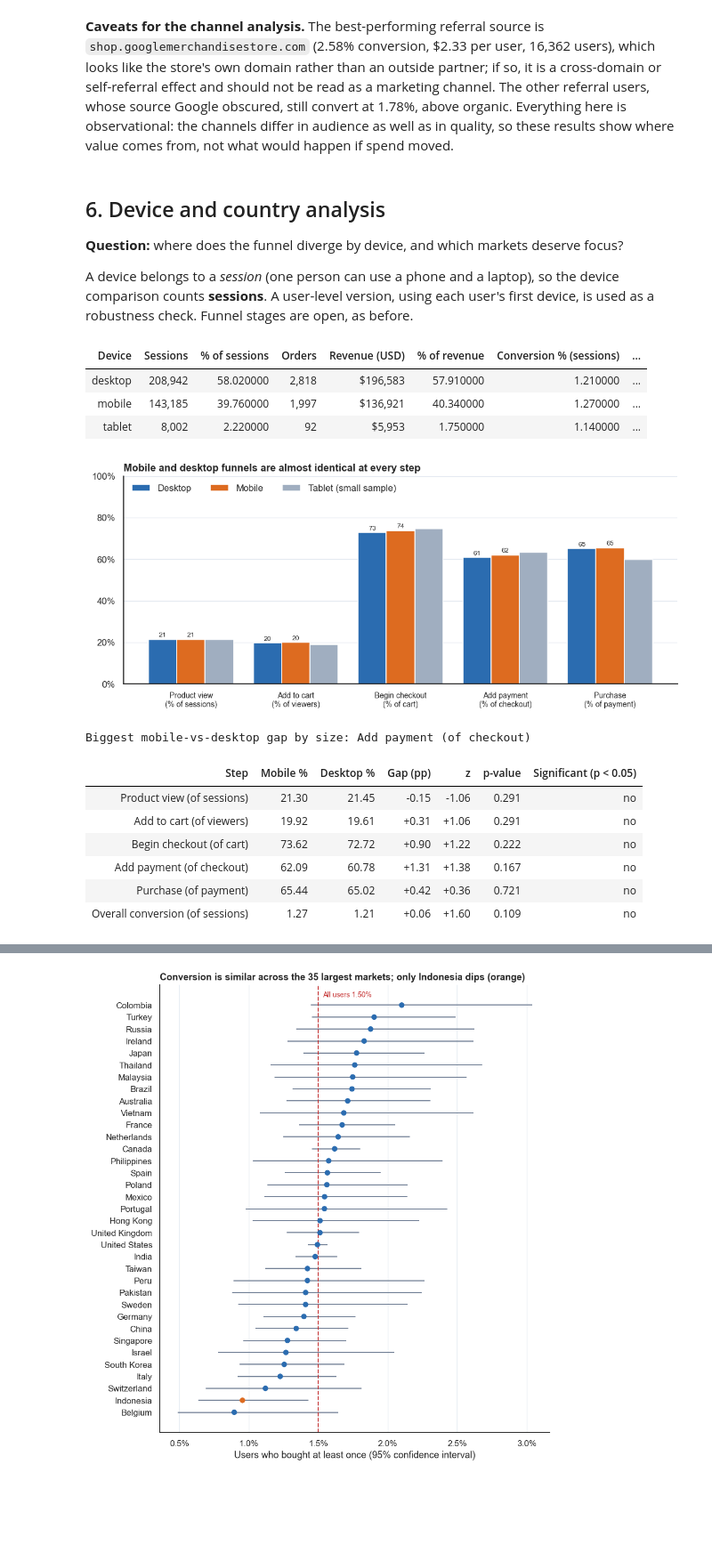
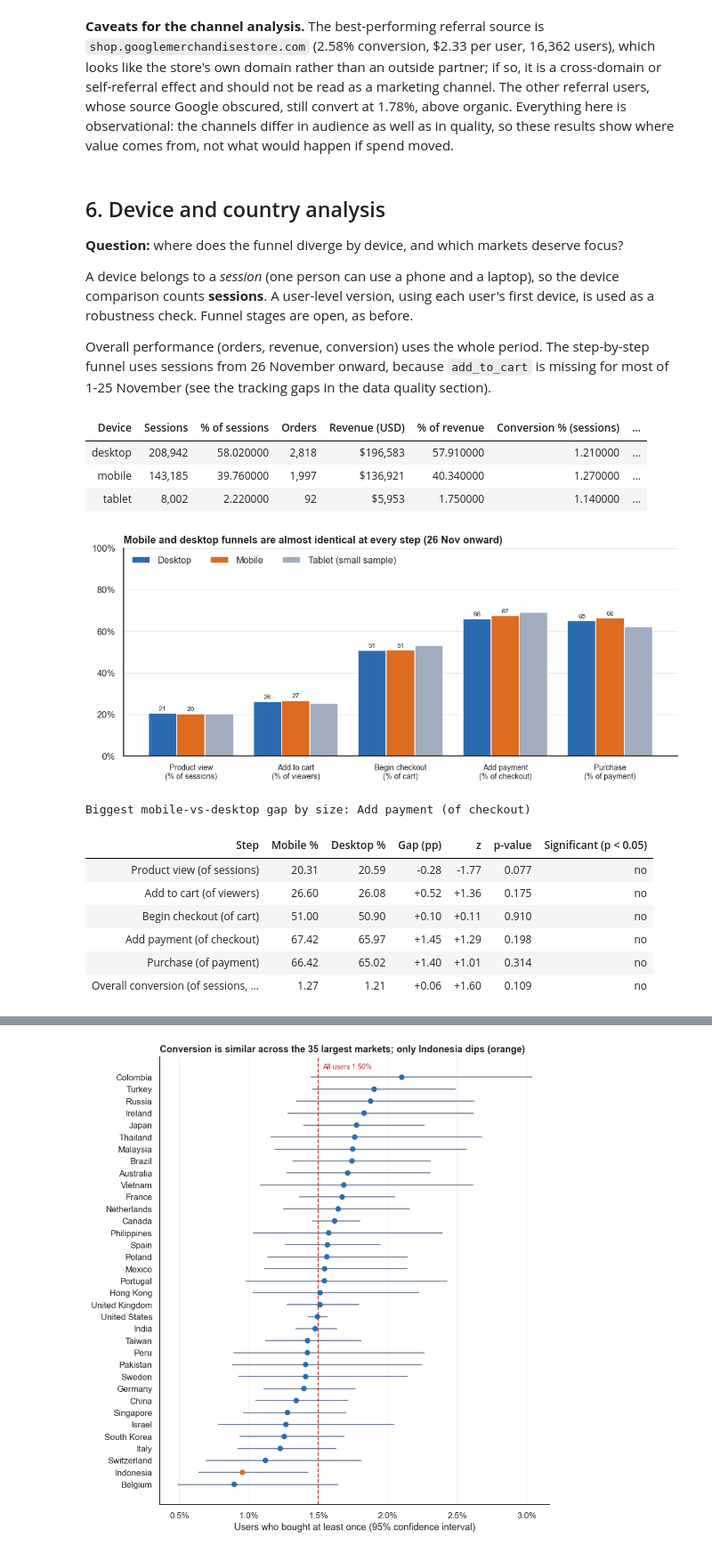
Before and after one commit to OmkarJayvantJadhav/Shop-Trail, a Jupyter notebook: notebooks/ShopTrail_Analysis.ipynb, the cells around one changed output, grey strips where cells are left out. Shown at 89% size. Saved outputs shown, nothing was run; the diff lists cells and outputs as text; code cells hidden in the pictures; blank space fills up the shorter version.

```diff
--- a/notebooks/ShopTrail_Analysis.ipynb
+++ b/notebooks/ShopTrail_Analysis.ipynb
@@ -375,4 +457,6 @@ src.style.format({"Users": "{:,.0f}", "Revenue (USD)": "${:,.0f}", "Revenue / us
 **Question:** where does the funnel diverge by device, and which markets deserve focus?
 
 A device belongs to a *session* (one person can use a phone and a laptop), so the device comparison counts **sessions**. A user-level version, using each user's first device, is used as a robustness check. Funnel stages are open, as before.
+
+Overall performance (orders, revenue, conversion) uses the whole period. The step-by-step funnel uses sessions from 26 November onward, because `add_to_cart` is missing for most of 1-25 November (see the tracking gaps in the data quality section).
 # %%
@@ -389,31 +474,31 @@ summary.style.format({"Sessions": "{:,.0f}", "Orders": "{:,.0f}", "Revenue (USD)
 # %%
 steps = [
     ("Product view\n(% of sessions)", "view_pct_of_sessions"),
     ("Add to cart\n(% of viewers)", "cart_pct_of_view"),
     ("Begin checkout\n(% of cart)", "checkout_pct_of_cart"),
     ("Add payment\n(% of checkout)", "payment_pct_of_checkout"),
     ("Purchase\n(% of payment)", "purchase_pct_of_payment"),
 ]
 x = np.arange(len(steps))
 width = 0.27
 fig, ax = plt.subplots(figsize=(10, 4.4))
 palette = {"desktop": BLUE, "mobile": ORANGE, "tablet": GREY}
 for i, device in enumerate(["desktop", "mobile", "tablet"]):
     vals = [dev.loc[device, col] for _, col in steps]
     bars = ax.bar(x + (i - 1) * width, vals, width, label=device.capitalize() + (" (small sample)" if device == "tablet" else ""), color=palette[device])
     if device != "tablet":
         ax.bar_label(bars, fmt="%.0f", padding=2, fontsize=8)
 ax.set_xticks(x)
 ax.set_xticklabels([s for s, _ in steps], fontsize=9)
 ax.yaxis.set_major_formatter(mtick.PercentFormatter(decimals=0))
 light_grid(ax, "y")
 ax.set_ylim(0, 100)
 ax.legend(frameon=False, ncol=3, loc="upper left")
-ax.set_title("Mobile and desktop funnels are almost identical at every step")
+ax.set_title("Mobile and desktop funnels are almost identical at every step (26 Nov onward)")
 plt.tight_layout()
 plt.show()
 # %% [output]
-[figure, old version]
+[figure, new version]
 # %%
 stages = [
     ("Product view (of sessions)", "product_view", "sessions"),
@@ -421,7 +506,6 @@ stages = [
     ("Begin checkout (of cart)", "begin_checkout", "add_to_cart"),
     ("Add payment (of checkout)", "add_payment_info", "begin_checkout"),
     ("Purchase (of payment)", "purchase", "add_payment_info"),
-    ("Overall conversion (of sessions)", "purchase", "sessions"),
 ]
 rows = []
 for label, num, den in stages:
@@ -435,6 +519,17 @@ for label, num, den in stages:
         "p-value": p,
         "Significant (p < 0.05)": "yes" if p < 0.05 else "no",
     })
+# overall conversion uses the whole period, which does not depend on the cart events
+diff, z, p = two_prop_ztest(perf.loc["mobile", "purchase"], perf.loc["mobile", "sessions"], perf.loc["desktop", "purchase"], perf.loc["desktop", "sessions"])
+rows.append({
+    "Step": "Overall conversion (of sessions, whole period)",
+    "Mobile %": perf.loc["mobile", "purchase"] / perf.loc["mobile", "sessions"] * 100,
+    "Desktop %": perf.loc["desktop", "purchase"] / perf.loc["desktop", "sessions"] * 100,
+    "Gap (pp)": diff * 100,
+    "z": z,
+    "p-value": p,
+    "Significant (p < 0.05)": "yes" if p < 0.05 else "no",
+})
 device_tests = pd.DataFrame(rows)
 biggest = device_tests.loc[device_tests["Gap (pp)"].abs().idxmax(), "Step"]
 print(f"Biggest mobile-vs-desktop gap by size: {biggest}")
@@ -442,12 +537,12 @@ device_tests.style.format({"Mobile %": "{:.2f}", "Desktop %": "{:.2f}", "Gap (pp
 # %% [output]
 Biggest mobile-vs-desktop gap by size: Add payment (of checkout)
 | Step | Mobile % | Desktop % | Gap (pp) | z | p-value | Significant (p < 0.05) |
-| Product view (of sessions) | 21.30 | 21.45 | -0.15 | -1.06 | 0.291 | no |
-| Add to cart (of viewers) | 19.92 | 19.61 | +0.31 | +1.06 | 0.291 | no |
-| Begin checkout (of cart) | 73.62 | 72.72 | +0.90 | +1.22 | 0.222 | no |
-| Add payment (of checkout) | 62.09 | 60.78 | +1.31 | +1.38 | 0.167 | no |
-| Purchase (of payment) | 65.44 | 65.02 | +0.42 | +0.36 | 0.721 | no |
-| Overall conversion (of sessions) | 1.27 | 1.21 | +0.06 | +1.60 | 0.109 | no |
+| Product view (of sessions) | 20.31 | 20.59 | -0.28 | -1.77 | 0.077 | no |
+| Add to cart (of viewers) | 26.60 | 26.08 | +0.52 | +1.36 | 0.175 | no |
+| Begin checkout (of cart) | 51.00 | 50.90 | +0.10 | +0.11 | 0.910 | no |
+| Add payment (of checkout) | 67.42 | 65.97 | +1.45 | +1.29 | 0.198 | no |
+| Purchase (of payment) | 66.42 | 65.02 | +1.40 | +1.01 | 0.314 | no |
+| Overall conversion (of sessions, ... | 1.27 | 1.21 | +0.06 | +1.60 | 0.109 | no |
 # %%
 tablet_diff, tablet_z, tablet_p = two_prop_ztest(dev.loc["tablet", "purchase"], dev.loc["tablet", "add_payment_info"], dev.loc["desktop", "purchase"], dev.loc["desktop", "add_payment_info"])
 users_dev = load("06_device_funnel_users.csv").set_index("device_category")
```
Also changed, not shown: parts of 40 cells of this notebook, 6 other files.
